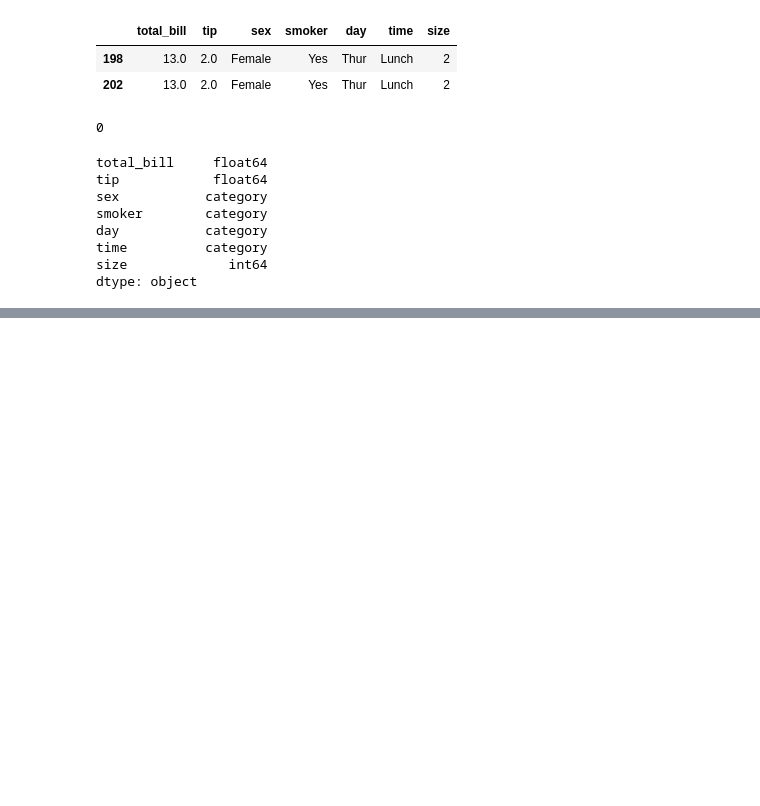
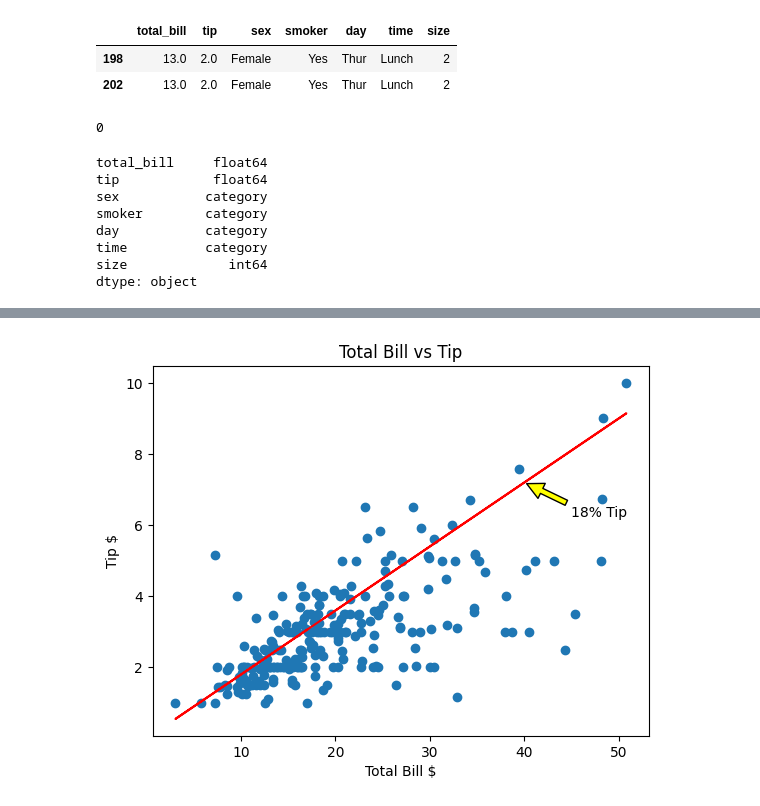
Before and after one commit to llapace/Applied_Finance_Projects, a Jupyter notebook: 1_Data_Cleaning_and_Exploration.ipynb, the cells around one changed output, grey strips where cells are left out. Saved outputs shown, nothing was run; the diff lists cells and outputs as text; code cells hidden in the pictures; blank space fills up the shorter version.

```diff
--- a/1_Data_Cleaning_and_Exploration.ipynb
+++ b/1_Data_Cleaning_and_Exploration.ipynb
@@ -114,0 +124,15 @@ dtype: object
+# %%
+#scatter plot of total bill vs tip
+plt.scatter(tips_data['total_bill'], tips_data['tip'])
+
+#add line to plot that represents 18% tip ratio
+plt.plot(tips_data['total_bill'], tips_data['total_bill'] * .18, color = 'red')
+
+#label & plot
+plt.xlabel('Total Bill $')
+plt.ylabel('Tip $')
+plt.title('Total Bill vs Tip')
+plt.annotate('18% Tip', xy=(40, 40*0.18), xytext=(45, 6.25), arrowprops=dict(facecolor='yellow', shrink=0.05))
+plt.show()
+# %% [output]
+[figure, added]
```
Also changed, not shown: parts of 6 cells of this notebook, 2 other files.
